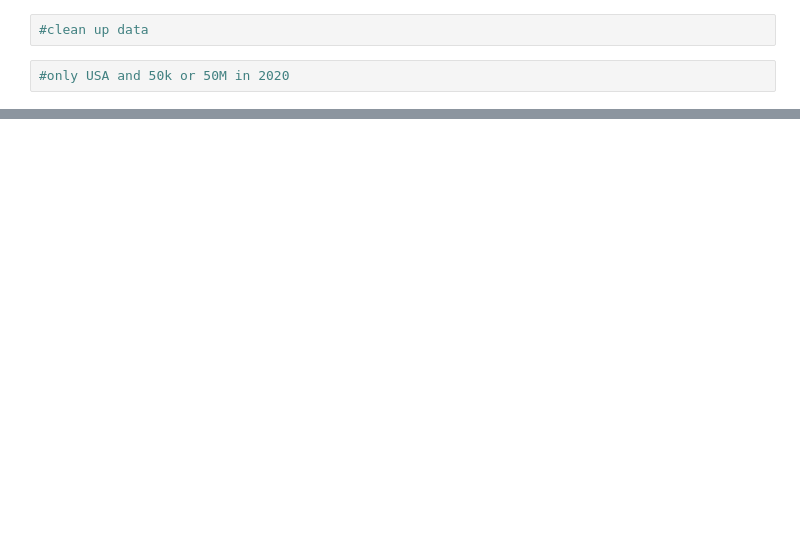
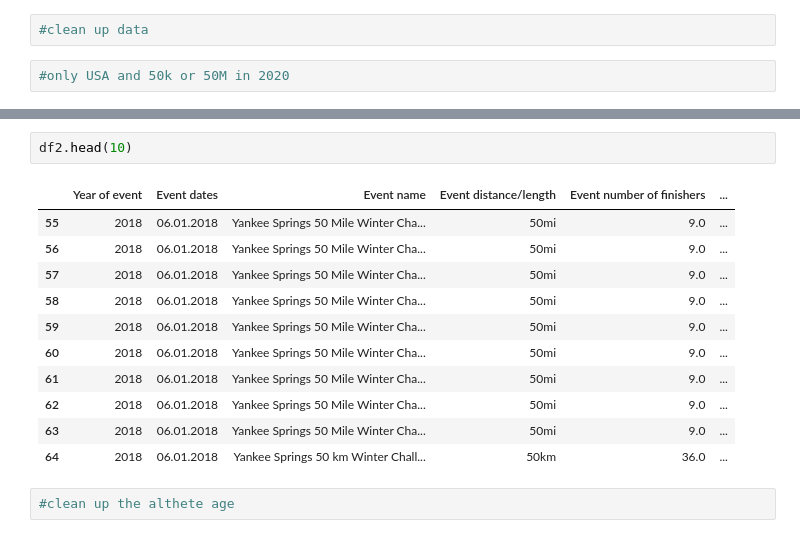
Before and after one commit to hbetabessi/ultra-marathon-eda, a Jupyter notebook: ultra_marathon_eda.ipynb, the cells around one changed output, grey strips where cells are left out. Drawn from its saved outputs; the diff is of its cells as text; blank space fills up the shorter version.

```diff
--- a/ultra_marathon_eda.ipynb
+++ b/ultra_marathon_eda.ipynb
@@ -187,0 +211,16 @@ df[(df['Event distance/length'].isin(['50km','50mi'])) & (df['Year of event'] ==
+# %%
+df2.head(10)
+# %% [output]
+|  | Year of event | Event dates | Event name | Event distance/length | Event number of finishers | ... |
+| 55 | 2018 | 06.01.2018 | Yankee Springs 50 Mile Winter Cha... | 50mi | 9.0 | ... |
+| 56 | 2018 | 06.01.2018 | Yankee Springs 50 Mile Winter Cha... | 50mi | 9.0 | ... |
+| 57 | 2018 | 06.01.2018 | Yankee Springs 50 Mile Winter Cha... | 50mi | 9.0 | ... |
+| 58 | 2018 | 06.01.2018 | Yankee Springs 50 Mile Winter Cha... | 50mi | 9.0 | ... |
+| 59 | 2018 | 06.01.2018 | Yankee Springs 50 Mile Winter Cha... | 50mi | 9.0 | ... |
+| 60 | 2018 | 06.01.2018 | Yankee Springs 50 Mile Winter Cha... | 50mi | 9.0 | ... |
+| 61 | 2018 | 06.01.2018 | Yankee Springs 50 Mile Winter Cha... | 50mi | 9.0 | ... |
+| 62 | 2018 | 06.01.2018 | Yankee Springs 50 Mile Winter Cha... | 50mi | 9.0 | ... |
+| 63 | 2018 | 06.01.2018 | Yankee Springs 50 Mile Winter Cha... | 50mi | 9.0 | ... |
+| 64 | 2018 | 06.01.2018 | Yankee Springs 50 km Winter Chall... | 50km | 36.0 | ... |
+# %%
+#clean up the althete age
```
Also changed, not shown: parts of 37 cells of this notebook.
